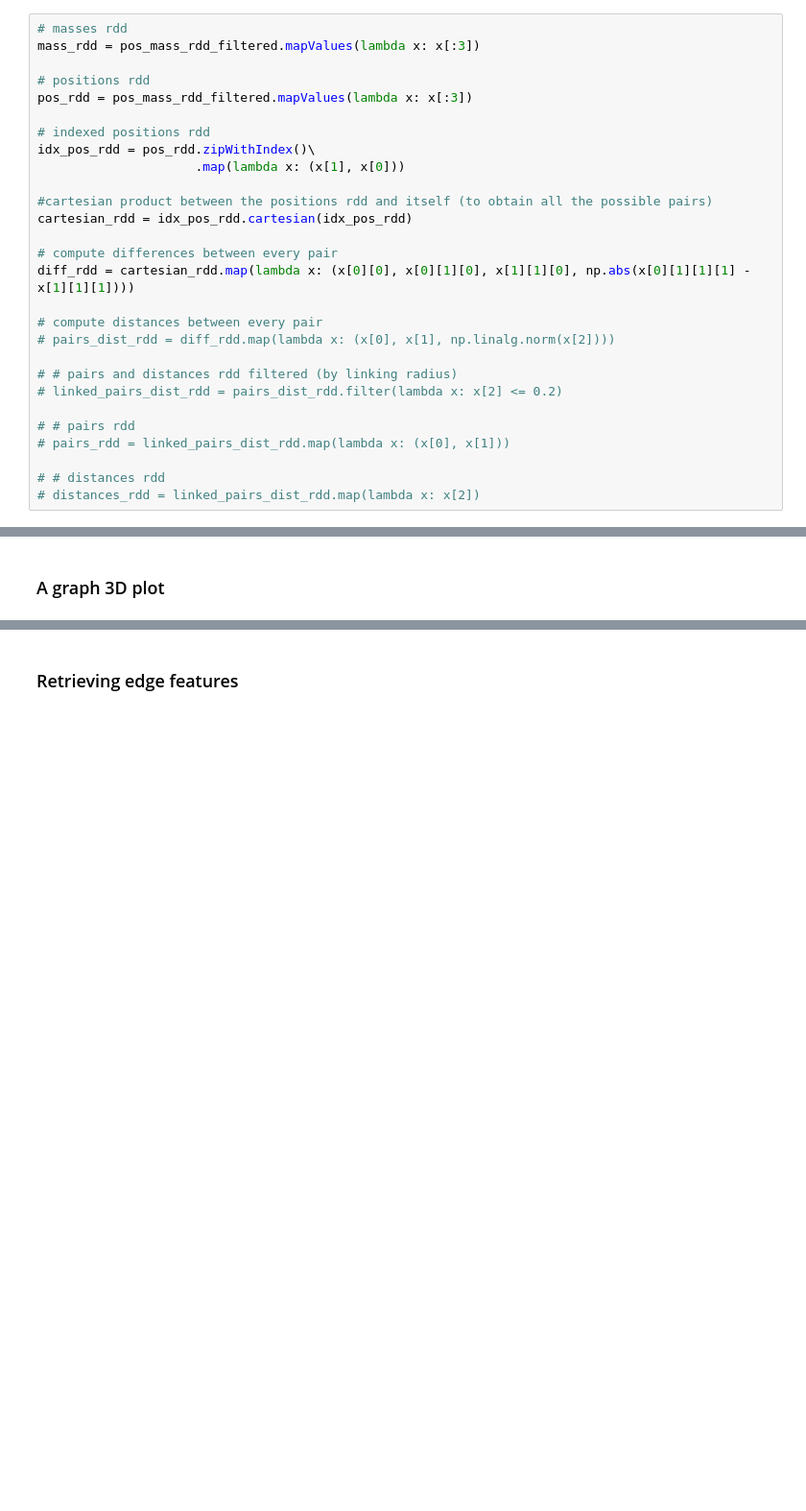
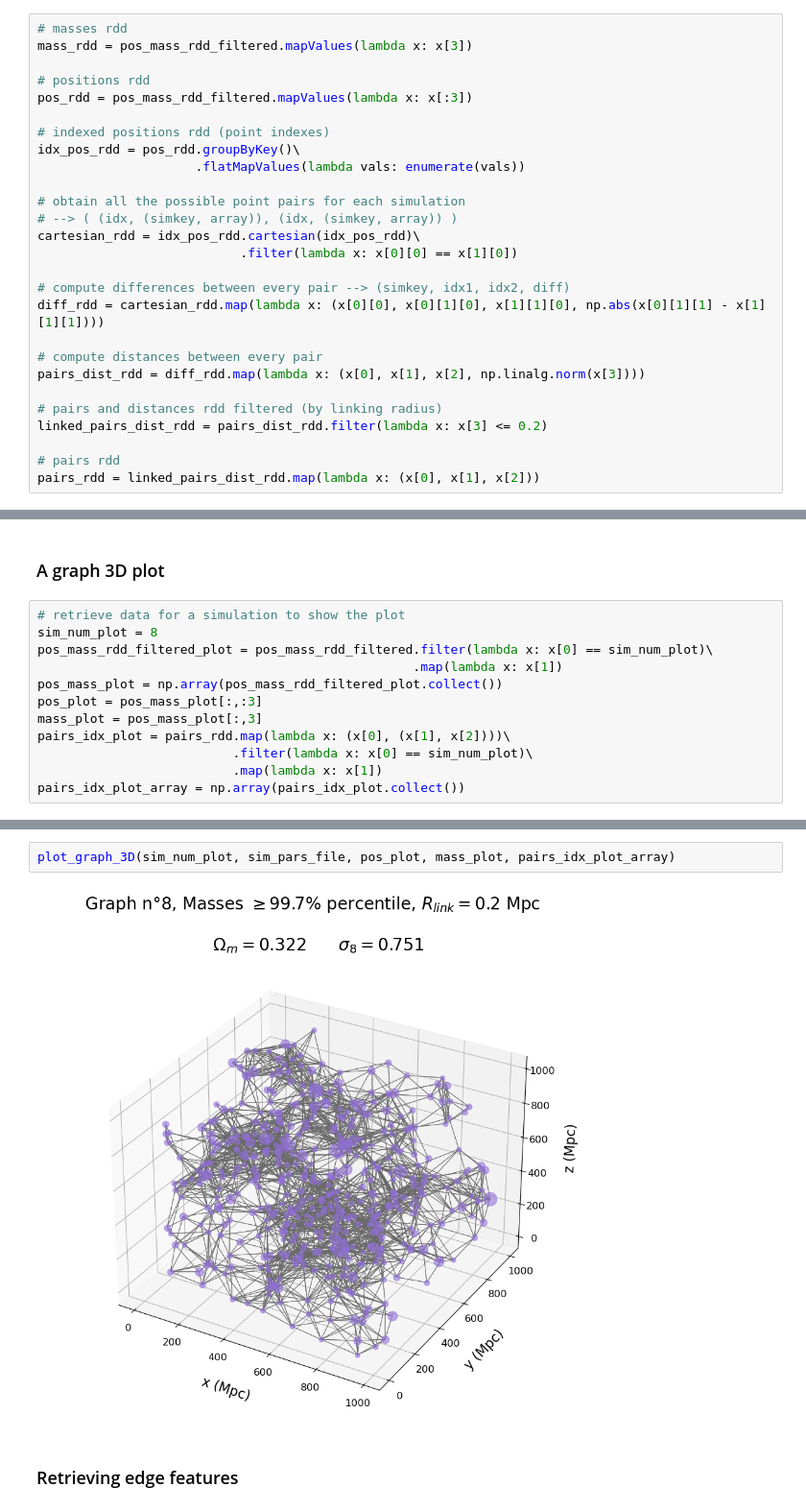
Before and after one commit to LauraRavagnani/Distributed-graph, a Jupyter notebook: distr_multiple_graphs.ipynb, the cells around one changed output, grey strips where cells are left out. Shown: that part at 96% size. Cells and saved outputs as stored; diff of their text form; blank space fills up the shorter version.

Commit message:
distributed multiple graph plot added

```diff
--- a/distr_multiple_graphs.ipynb
+++ b/distr_multiple_graphs.ipynb
@@ -171,29 +159,28 @@ defaultdict(int,
 ### Clustering phase to get linked halos
 # %%
 # masses rdd
-mass_rdd = pos_mass_rdd_filtered.mapValues(lambda x: x[:3])
+mass_rdd = pos_mass_rdd_filtered.mapValues(lambda x: x[3])
 
 # positions rdd
 pos_rdd = pos_mass_rdd_filtered.mapValues(lambda x: x[:3])
 
-# indexed positions rdd
-idx_pos_rdd = pos_rdd.zipWithIndex()\
-                     .map(lambda x: (x[1], x[0]))
+# indexed positions rdd (point indexes)
+idx_pos_rdd = pos_rdd.groupByKey()\
+                     .flatMapValues(lambda vals: enumerate(vals))
 
-#cartesian product between the positions rdd and itself (to obtain all the possible pairs)
-cartesian_rdd = idx_pos_rdd.cartesian(idx_pos_rdd)
+# obtain all the possible point pairs for each simulation
+# --> ( (idx, (simkey, array)), (idx, (simkey, array)) )
+cartesian_rdd = idx_pos_rdd.cartesian(idx_pos_rdd)\
+                           .filter(lambda x: x[0][0] == x[1][0])
 
-# compute differences between every pair
-diff_rdd = cartesian_rdd.map(lambda x: (x[0][0], x[0][1][0], x[1][1][0], np.abs(x[0][1][1][1] - x[1][1][1])))
+# compute differences between every pair --> (simkey, idx1, idx2, diff)
+diff_rdd = cartesian_rdd.map(lambda x: (x[0][0], x[0][1][0], x[1][1][0], np.abs(x[0][1][1] - x[1][1][1])))
 
 # compute distances between every pair
-# pairs_dist_rdd = diff_rdd.map(lambda x: (x[0], x[1], np.linalg.norm(x[2])))
+pairs_dist_rdd = diff_rdd.map(lambda x: (x[0], x[1], x[2], np.linalg.norm(x[3])))
 
-# # pairs and distances rdd filtered (by linking radius)
-# linked_pairs_dist_rdd = pairs_dist_rdd.filter(lambda x: x[2] <= 0.2)
+# pairs and distances rdd filtered (by linking radius)
+linked_pairs_dist_rdd = pairs_dist_rdd.filter(lambda x: x[3] <= 0.2)
 
-# # pairs rdd
-# pairs_rdd = linked_pairs_dist_rdd.map(lambda x: (x[0], x[1]))
-
-# # distances rdd
-# distances_rdd = linked_pairs_dist_rdd.map(lambda x: x[2])
+# pairs rdd
+pairs_rdd = linked_pairs_dist_rdd.map(lambda x: (x[0], x[1], x[2]))
@@ -217,2 +217,14 @@ diff_rdd.take(5)
 # %% [markdown]
 ### A graph 3D plot
+# %%
+# retrieve data for a simulation to show the plot
+sim_num_plot = 8
+pos_mass_rdd_filtered_plot = pos_mass_rdd_filtered.filter(lambda x: x[0] == sim_num_plot)\
+                                                  .map(lambda x: x[1])
+pos_mass_plot = np.array(pos_mass_rdd_filtered_plot.collect())
+pos_plot = pos_mass_plot[:,:3]
+mass_plot = pos_mass_plot[:,3]
+pairs_idx_plot = pairs_rdd.map(lambda x: (x[0], (x[1], x[2])))\
+                          .filter(lambda x: x[0] == sim_num_plot)\
+                          .map(lambda x: x[1])
+pairs_idx_plot_array = np.array(pairs_idx_plot.collect())
@@ -219,3 +235,7 @@ diff_rdd.take(5)
+# %%
+plot_graph_3D(sim_num_plot, sim_pars_file, pos_plot, mass_plot, pairs_idx_plot_array)
+# %% [output]
+[figure, added]
 # %% [markdown]
 ### Retrieving edge features
 # %% [markdown]
```
Also changed, not shown: parts of 7 cells of this notebook.
